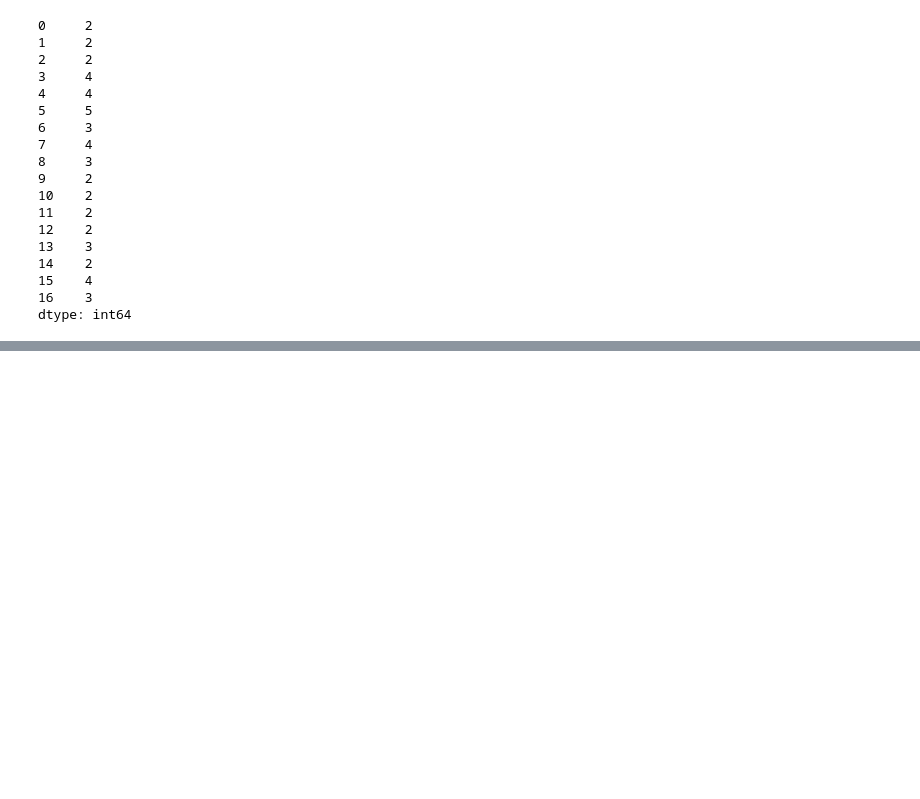
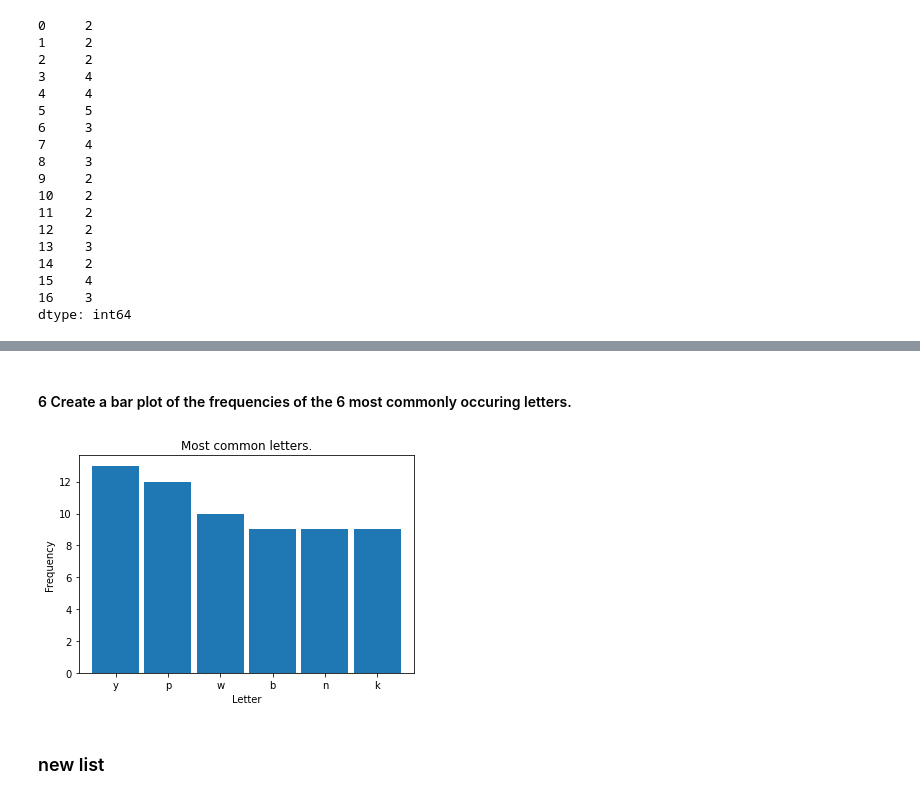
Before and after one commit to VasiliyAMelkozerov/numpy-pandas-visualization-exercises, a Jupyter notebook: pandas_series.ipynb, the cells around one changed output, grey strips where cells are left out. Cells and saved outputs as stored; diff of their text form; code cells hidden in the pictures; blank space fills up the shorter version.

```diff
--- a/pandas_series.ipynb
+++ b/pandas_series.ipynb
@@ -290,0 +445,15 @@ dtype: int64
+# %% [markdown]
+#### 6 Create a bar plot of the frequencies of the 6 most commonly occuring letters.
+# %%
+# Use the parameters of the .plot method to customize my chart.
+
+letters.value_counts().head(6).plot.bar(title='Most common letters.',
+                                                                    rot=0,
+                                                                    width=.9).set(xlabel='Letter',
+                                                                                    ylabel='Frequency')
+
+plt.show()
+# %% [output]
+[figure, added]
+# %% [markdown]
+### new list
```
Also changed, not shown: parts of 65 cells of this notebook.
